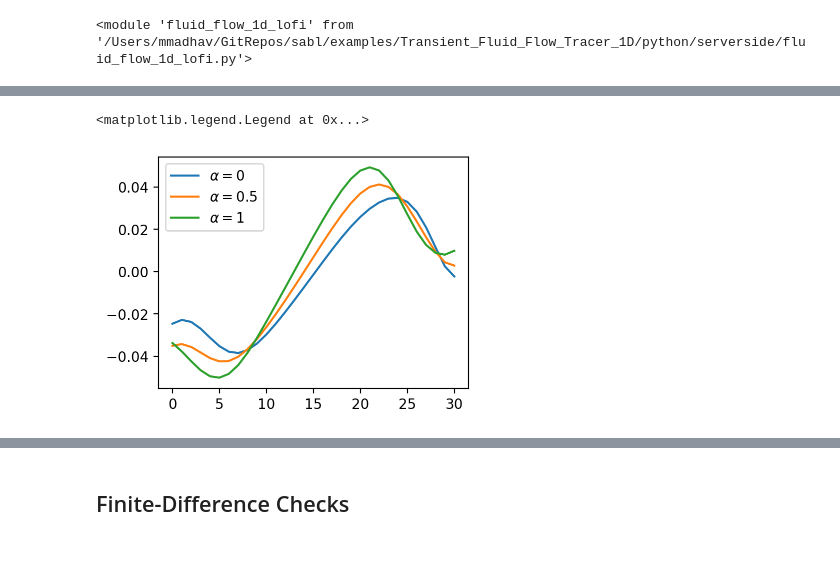
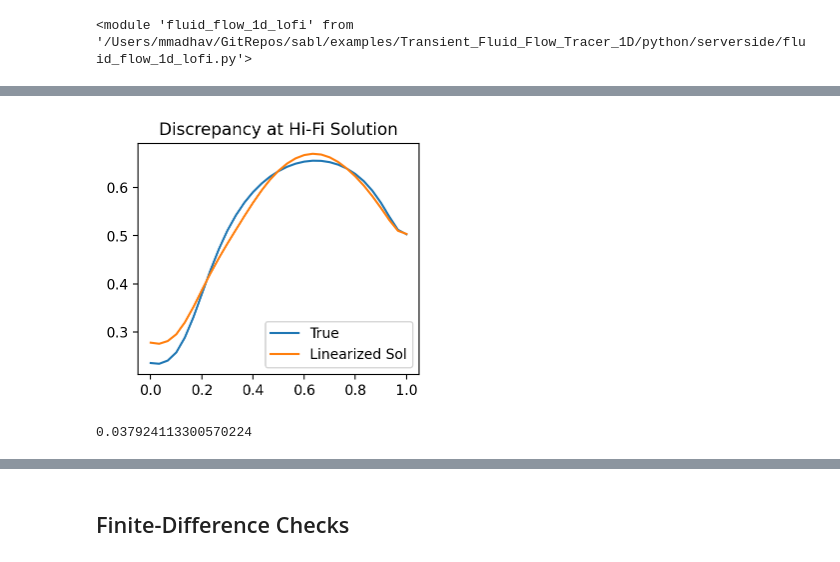
Before and after one commit to sandialabs/Sola, a Jupyter notebook: examples/Transient_Fluid_Flow_Tracer_1D/python/serverside/eval_discrepancy.ipynb, the cells around one changed output, grey strips where cells are left out. Saved outputs shown, nothing was run; the diff lists cells and outputs as text; code cells hidden in the pictures.

```diff
--- a/examples/Transient_Fluid_Flow_Tracer_1D/python/serverside/eval_discrepancy.ipynb
+++ b/examples/Transient_Fluid_Flow_Tracer_1D/python/serverside/eval_discrepancy.ipynb
@@ -9,2 +7,2 @@ Succesfully imported fluid_flow_1d_lofi
 # %%
-vertex_plot = lambda x, *args, **kwargs: plt.plot(lofi.fenics_convert(x, 'vertex', lofi.K), *args, **kwargs)
+vertex_plot = lambda x, *args, **kwargs: plt.plot(lofi.np.linspace(0,1,lofi.K.dim()), lofi.fenics_convert(x, 'vertex', lofi.K), *args, **kwargs)
@@ -37,7 +38,6 @@ d_lofi = discrepancy_end(z_lofi)
 d_hifi = discrepancy_end(z_hifi)
 # %%
 h = 1e-5
-deriv_lofi = 1/h *(discrepancy_end(z_lofi + h*(z_hifi-z_lofi))-d_lofi)
-d_lin_est = d_lofi + deriv_lofi
-print(lofi.np.linalg.norm(d_hifi-d_lin_est)/lofi.np.linalg.norm(d_hifi-d_lofi))
+d_lin_est = d_lofi + (discrepancy_end(z_lofi + h*(z_hifi-z_lofi))-d_lofi)/h
+print(f"Linearization Error: {100*lofi.np.linalg.norm(d_hifi-d_lin_est)/lofi.np.linalg.norm(d_hifi-d_lofi):.2f}%")
 # %% [output]
@@ -134,10 +44,0 @@ plt.legend()
-# %%
-plt.figure(figsize=(4, 3))
-vertex_plot(d_0, label=r'$\alpha = 0$')
-vertex_plot(d_2, label=r'$\alpha = 0.5$')
-vertex_plot(d_4, label=r'$\alpha = 1$')
-# plt.ylim(-1,1)
-plt.legend()
-# %% [output]
-<matplotlib.legend.Legend at 0x...>
-[figure, removed]
@@ -152,0 +45,13 @@ plt.legend()
+# %%
+plt.figure(figsize=(8, 3))
+plt.subplot(1, 2, 1)
+vertex_plot(kt_lofi+d_hifi, label='True')
+vertex_plot(kt_lofi+d_lin_est, label=r'Linearized Sol')
+plt.title("Discrepancy at Hi-Fi Solution")
+plt.legend();
+# %% [output]
+[figure, added]
+# %%
+lofi.np.linalg.norm(d_lin_est-d_hifi)/lofi.np.linalg.norm(kt_hifi)
+# %% [output]
+0.037924113300570224
```
Also changed, not shown: parts of 16 cells of this notebook, 6 other files.
